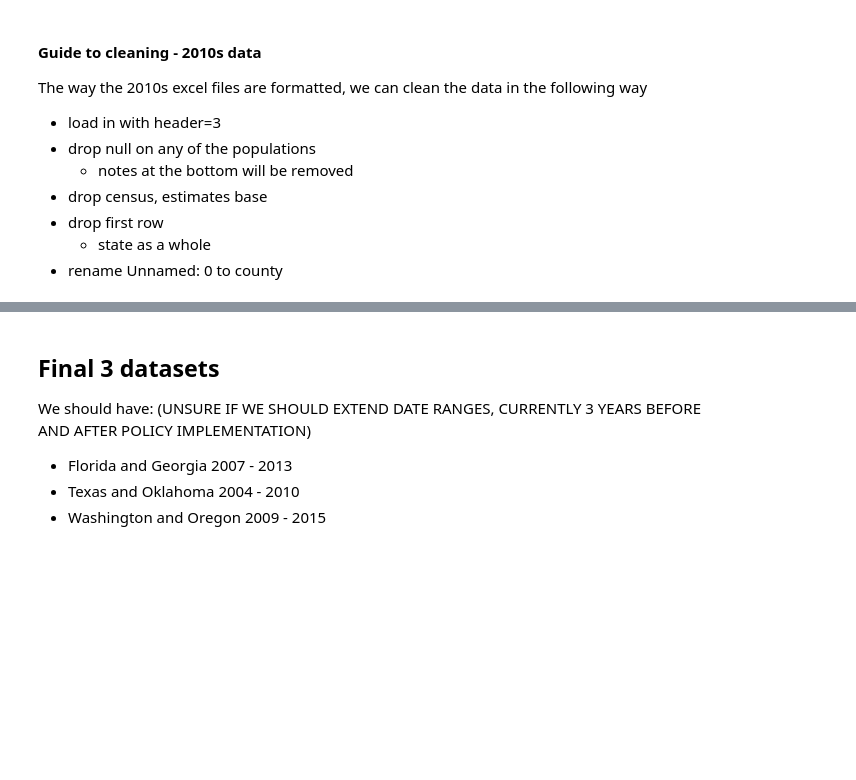
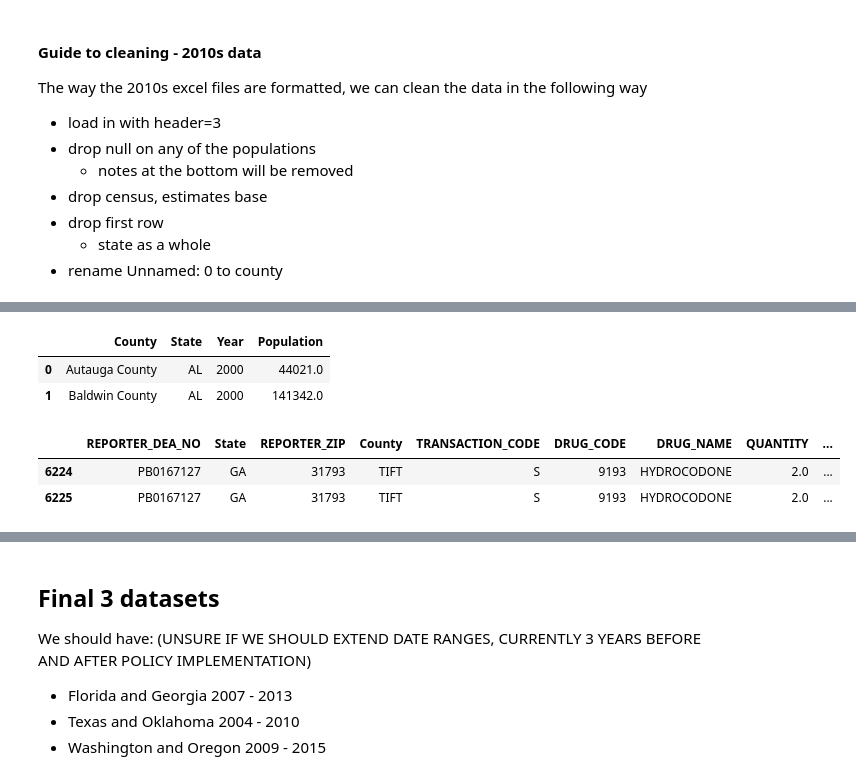
Before and after one commit to abzdel/Opioid-Analysis, a Jupyter notebook: 02_clean_data.ipynb, the cells around one changed output, grey strips where cells are left out. Saved outputs shown, nothing was run; the diff lists cells and outputs as text; code cells hidden in the pictures; blank space fills up the shorter version.

```diff
--- a/02_clean_data.ipynb
+++ b/02_clean_data.ipynb
@@ -362,0 +446,12 @@ assert pops.duplicated().sum() == 0
+# %%
+pops.head(2)
+# %% [output]
+|  | County | State | Year | Population |
+| 0 | Autauga County | AL | 2000 | 44021.0 |
+| 1 | Baldwin County | AL | 2000 | 141342.0 |
+# %%
+df_overdoses.head(2)
+# %% [output]
+|  | REPORTER_DEA_NO | State | REPORTER_ZIP | County | TRANSACTION_CODE | DRUG_CODE | DRUG_NAME | QUANTITY | ... |
+| 6224 | PB0167127 | GA | 31793 | TIFT | S | 9193 | HYDROCODONE | 2.0 | ... |
+| 6225 | PB0167127 | GA | 31793 | TIFT | S | 9193 | HYDROCODONE | 2.0 | ... |
```
Also changed, not shown: parts of 20 cells of this notebook.
